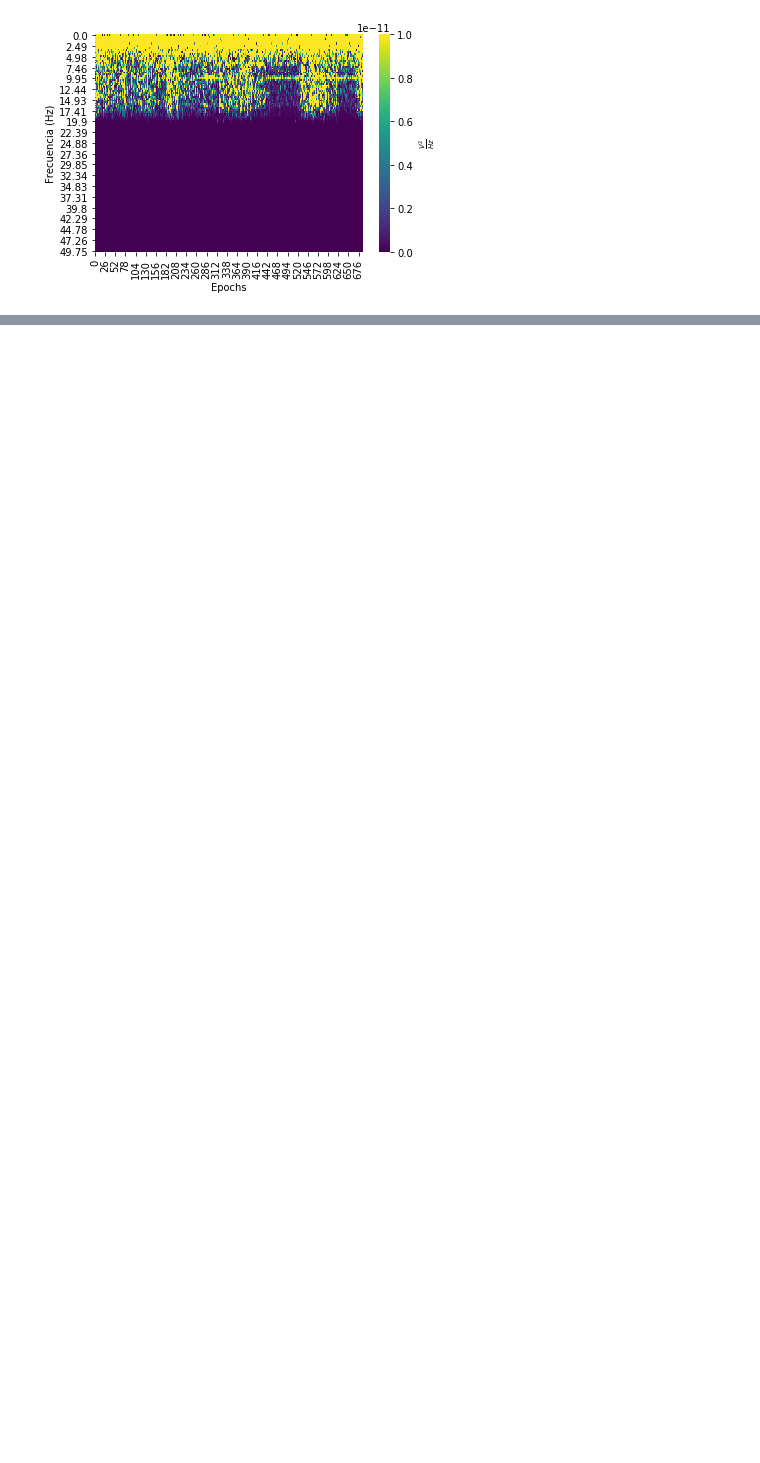
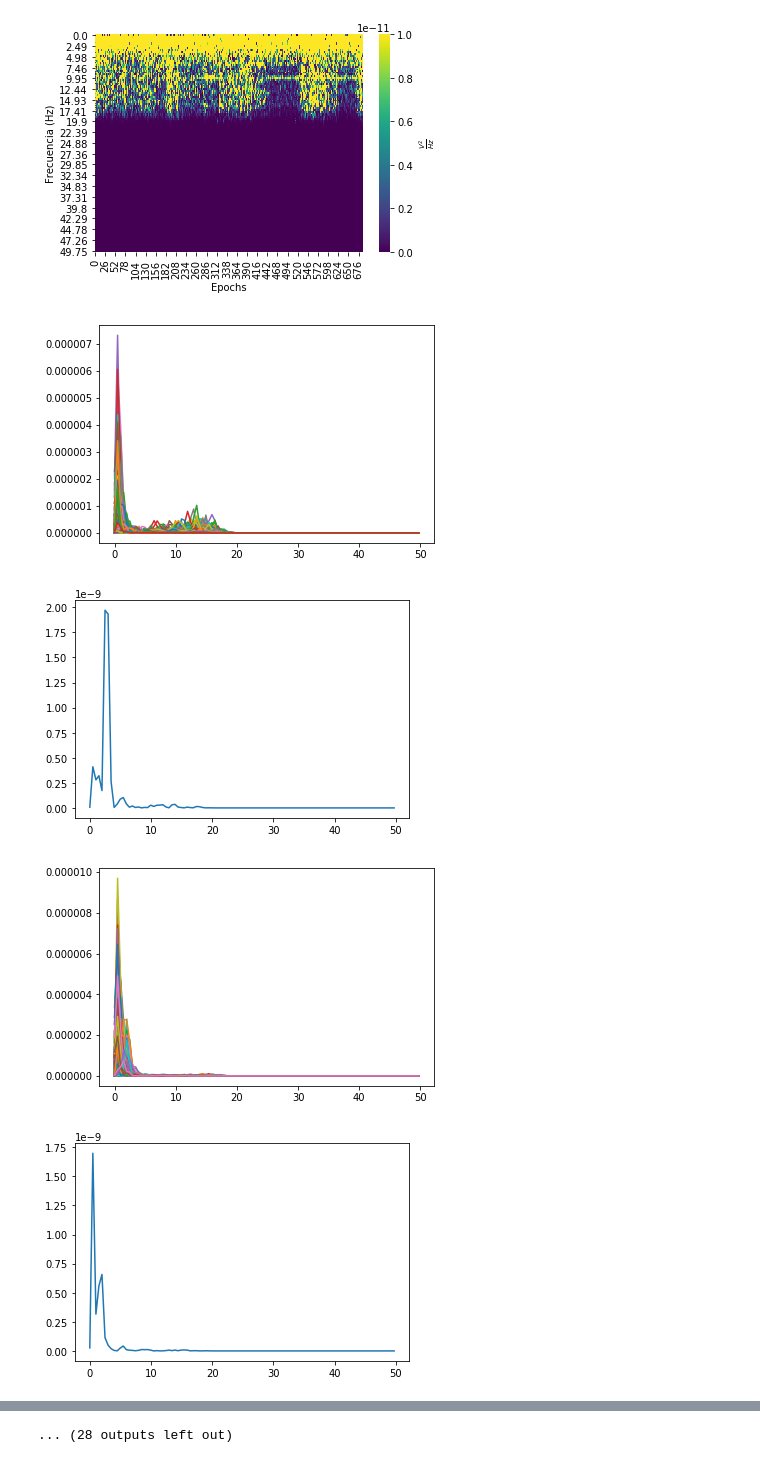
Before and after one commit to santiago-mb/data-science, a Jupyter notebook: wip/tp2/tp2.ipynb, the cells around one changed output, grey strips where cells are left out. Cells and saved outputs as stored; diff of their text form; code cells hidden in the pictures; blank space fills up the shorter version.

```diff
--- a/wip/tp2/tp2.ipynb
+++ b/wip/tp2/tp2.ipynb
@@ -29,3 +29,36 @@ plt.ylabel('Frecuencia (Hz)')
 plt.show()
 # %% [output]
 [figure]
+# %%
+names = ['01', '02', '03', '04', '05', '06', '07', '08', '09', '10']
+# names = ['05']
+datasets = ['datasetP/P', 'datasetS/S']
+# datasets = ['datasetP/P']
+for dataset in datasets:
+    for name in names:
+        x = (sc.io.loadmat(dataset + name + '.mat'))['data']
+        epochs = len(x)
+#         epochs = 2
+        electrodes = 256
+        measures = 201
+
+        epochAcum = None
+        for i in range(epochs):
+            epoch = (pd.DataFrame(x[i])).sum()
+            if epochAcum is None:
+                epochAcum = epoch
+            else:
+                epochAcum = epochAcum.add(epoch)
+            fourier = sc.signal.welch(epoch, nperseg=measures)
+            plt.plot(np.round(np.multiply(fourier[0], 100), 2), fourier[1])
+        plt.show()
+
+        epochAcum = epochAcum.divide(epochs)
+        fourier = sc.signal.welch(epochAcum, nperseg=measures)
+        plt.plot(np.round(np.multiply(fourier[0], 100), 2), fourier[1])
+        plt.show()
+# %% [output]
+[figure, added]
+[figure, added]
+[figure, added]
+[figure, added]
@@ -31,0 +73 @@ plt.show()
+... (28 outputs left out)
```
Also changed, not shown: parts of 1 cell of this notebook.
